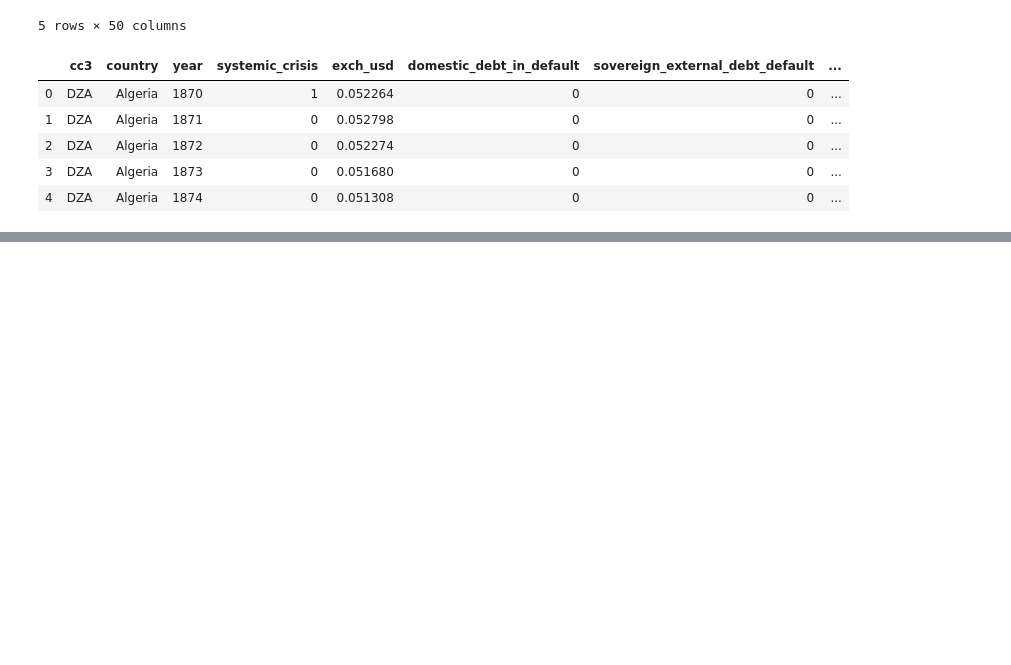
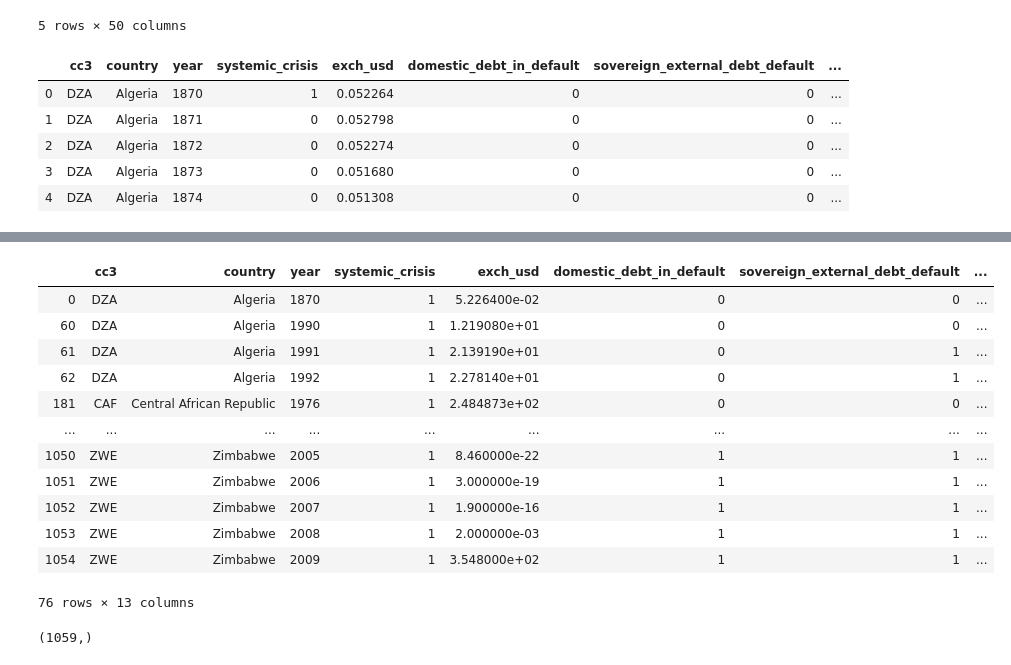
Before and after one commit to ayoganand/assignment_DS, a Jupyter notebook: pandas 2.ipynb, the cells around one changed output, grey strips where cells are left out. Cells and saved outputs as stored; diff of their text form; code cells hidden in the pictures; blank space fills up the shorter version.

```diff
--- a/pandas 2.ipynb
+++ b/pandas 2.ipynb
@@ -210,0 +296,16 @@ df.head()
+# %%
+df[(df["banking_crisis"]== "crisis") & (df['systemic_crisis'] == 1)]
+# %% [output]
+|  | cc3 | country | year | systemic_crisis | exch_usd | domestic_debt_in_default | sovereign_external_debt_default | ... |
+| 0 | DZA | Algeria | 1870 | 1 | 5.226400e-02 | 0 | 0 | ... |
+| 60 | DZA | Algeria | 1990 | 1 | 1.219080e+01 | 0 | 0 | ... |
+| 61 | DZA | Algeria | 1991 | 1 | 2.139190e+01 | 0 | 1 | ... |
+| 62 | DZA | Algeria | 1992 | 1 | 2.278140e+01 | 0 | 1 | ... |
+| 181 | CAF | Central African Republic | 1976 | 1 | 2.484873e+02 | 0 | 0 | ... |
+| ... | ... | ... | ... | ... | ... | ... | ... | ... |
+| 1050 | ZWE | Zimbabwe | 2005 | 1 | 8.460000e-22 | 1 | 1 | ... |
+| 1051 | ZWE | Zimbabwe | 2006 | 1 | 3.000000e-19 | 1 | 1 | ... |
+| 1052 | ZWE | Zimbabwe | 2007 | 1 | 1.900000e-16 | 1 | 1 | ... |
+| 1053 | ZWE | Zimbabwe | 2008 | 1 | 2.000000e-03 | 1 | 1 | ... |
+| 1054 | ZWE | Zimbabwe | 2009 | 1 | 3.548000e+02 | 1 | 1 | ... |
+76 rows × 13 columns
@@ -210,0 +314,4 @@ df.head()
+# %%
+df_more_cond.shape
+# %% [output]
+(1059,)
```
Also changed, not shown: parts of 14 cells of this notebook.
